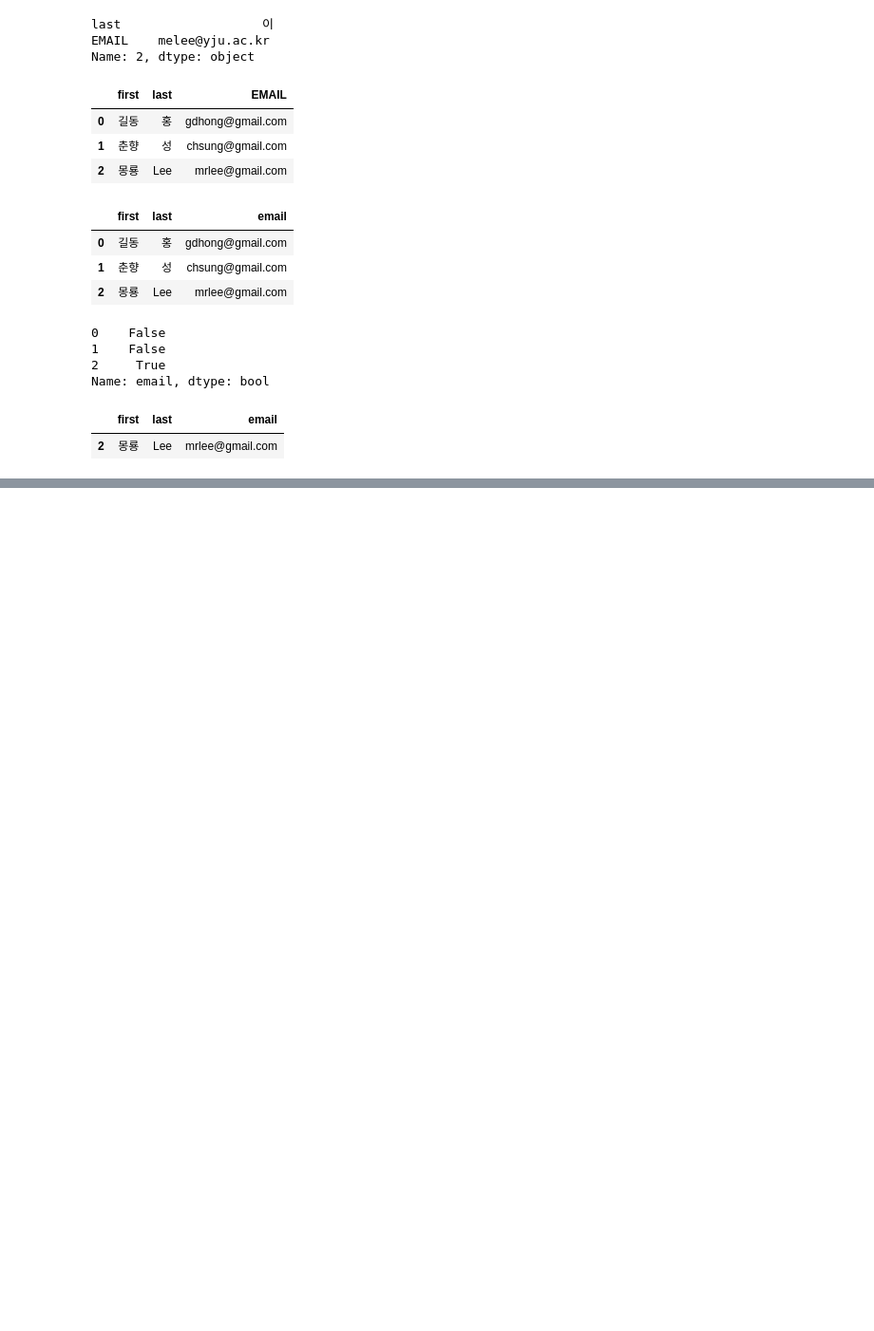
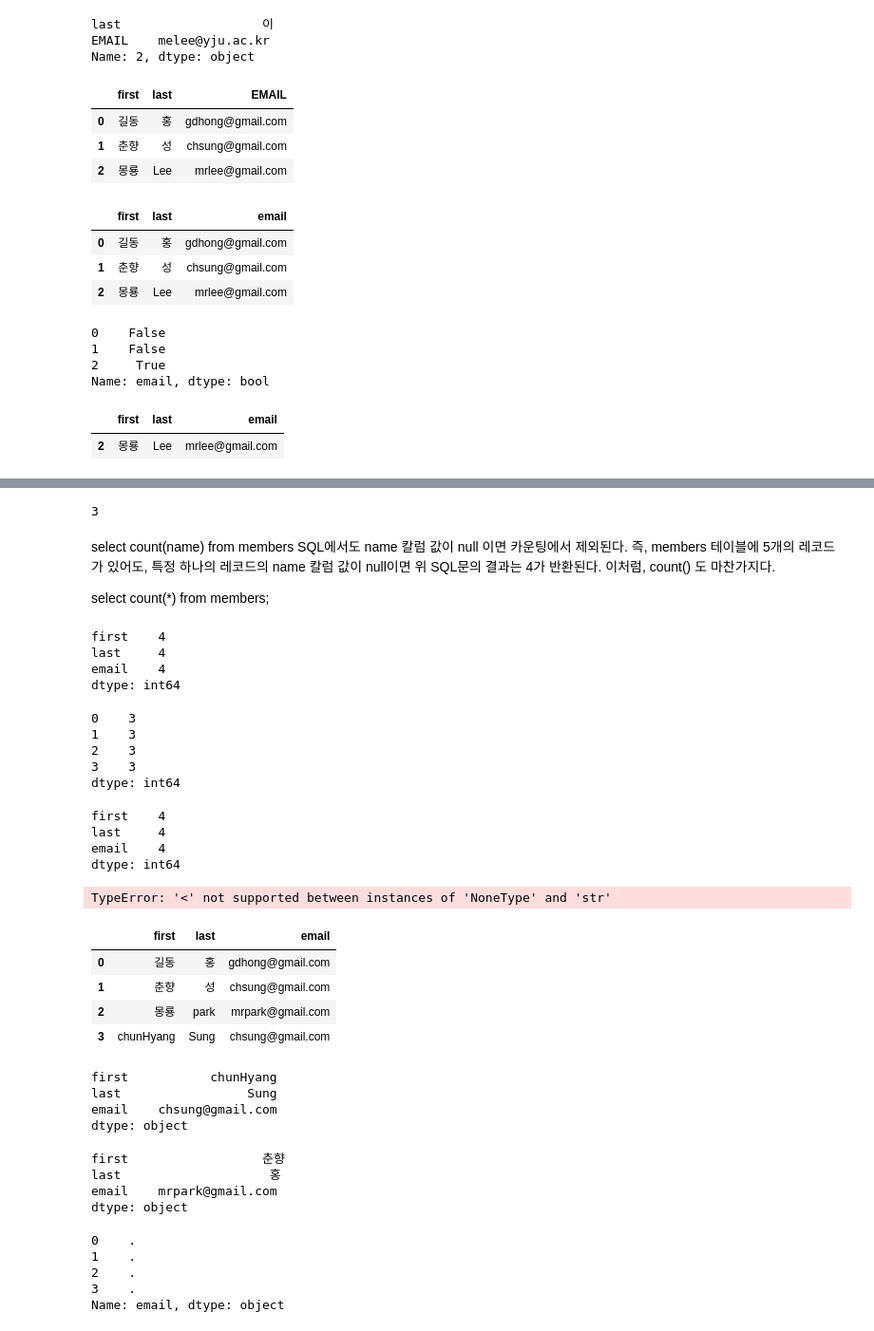
Before and after one commit to LeastKIds/jupyter_notebook, a Jupyter notebook: pandas_update_rows_columns(0923).ipynb, the cells around one changed output, grey strips where cells are left out. Shown at 95% size. Saved outputs shown, nothing was run; the diff lists cells and outputs as text; code cells hidden in the pictures; blank space fills up the shorter version.

```diff
--- a/pandas_update_rows_columns(0923).ipynb
+++ b/pandas_update_rows_columns(0923).ipynb
@@ -151,0 +279,71 @@ df[df['email'] == 'mrlee@gmail.com']
+# %%
+df['last'].count()
+# %% [output]
+3
+# %% [markdown]
+select count(name) from members
+SQL에서도 name 칼럼 값이 null 이면 카운팅에서 제외된다.
+즉, members 테이블에 5개의 레코드가 있어도, 특정 하나의 레코드의 name 칼럼 값이 null이면
+위 SQL문의 결과는 4가 반환된다.
+이처럼, count() 도 마찬가지다.
+
+select count(*) from members;
+# %%
+df.apply(len)
+# %% [output]
+first    4
+last     4
+email    4
+dtype: int64
+# %%
+
+df.apply(len, axis='columns')   # 가로로 기준으로 (columns의 숫자)
+# %% [output]
+0    3
+1    3
+2    3
+3    3
+dtype: int64
+# %%
+df.apply(len, axis='index') # default 값이 index
+# %% [output]
+first    4
+last     4
+email    4
+dtype: int64
+# %%
+df.apply(min)
+# %% [output]
+TypeError: '<' not supported between instances of 'NoneType' and 'str'
+# %%
+df.loc[3,'last'] = 'Sung'
+# %%
+df
+# %% [output]
+|  | first | last | email |
+| 0 | 길동 | 홍 | gdhong@gmail.com |
+| 1 | 춘향 | 성 | chsung@gmail.com |
+| 2 | 몽룡 | park | mrpark@gmail.com |
+| 3 | chunHyang | Sung | chsung@gmail.com |
+# %%
+df.apply(min)
+# %% [output]
+first           chunHyang
+last                 Sung
+email    chsung@gmail.com
+dtype: object
+# %%
+df.apply(max)
+# %% [output]
+first                  춘향
+last                    홍
+email    mrpark@gmail.com
+dtype: object
+# %%
+df['email'].apply(min)
+# %% [output]
+0    .
+1    .
+2    .
+3    .
+Name: email, dtype: object
```
Also changed, not shown: parts of 26 cells of this notebook.
